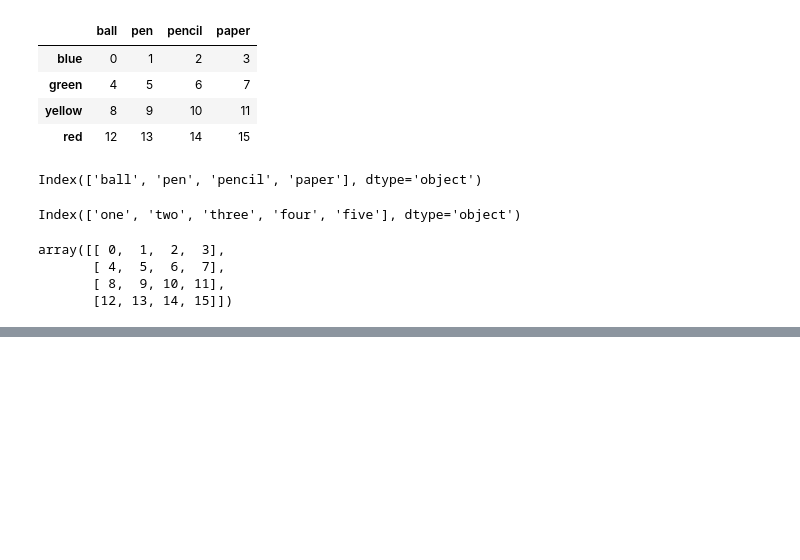
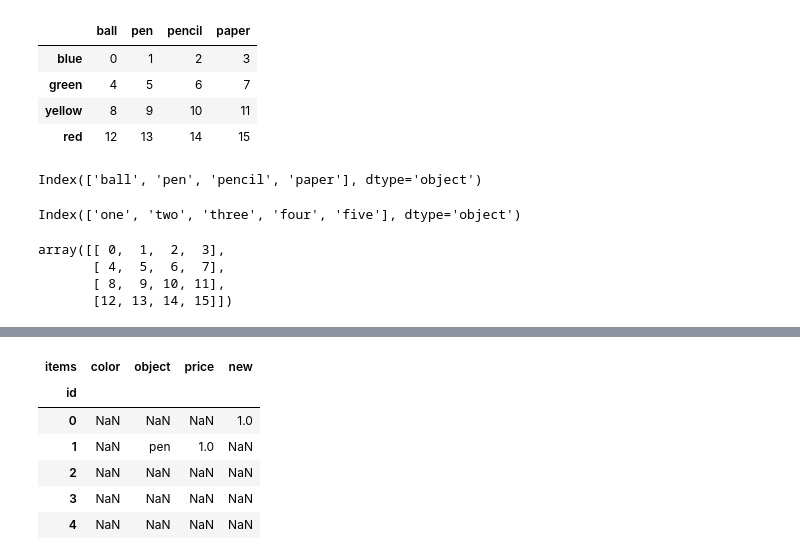
Before and after one commit to Alok-Fusion/Machine_learning, a Jupyter notebook: Practical_4_26_07_2025(Pandas).ipynb, the cells around one changed output, grey strips where cells are left out. Drawn from its saved outputs; the diff is of its cells as text; code cells hidden in the pictures; blank space fills up the shorter version.

```diff
--- a/Practical_4_26_07_2025(Pandas).ipynb
+++ b/Practical_4_26_07_2025(Pandas).ipynb
@@ -276,0 +346,10 @@ array([[ 0,  1,  2,  3],
+# %%
+frame[frame.isin([1.0,'pen'])]
+# %% [output]
+| items | color | object | price | new |
+| id |  |  |  |  |
+| 0 | NaN | NaN | NaN | 1.0 |
+| 1 | NaN | pen | 1.0 | NaN |
+| 2 | NaN | NaN | NaN | NaN |
+| 3 | NaN | NaN | NaN | NaN |
+| 4 | NaN | NaN | NaN | NaN |
```
Also changed, not shown: parts of 38 cells of this notebook.
